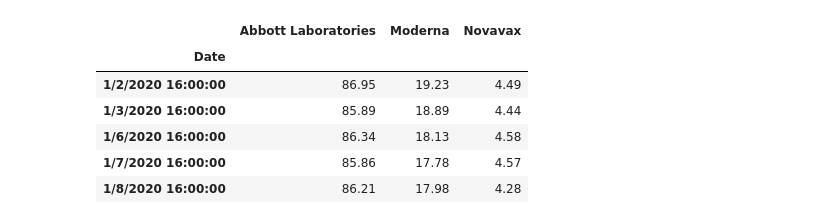
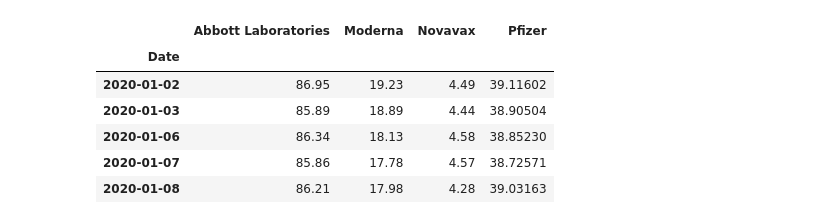
Before and after one commit to sabrinacodes/covid19casedata, a Jupyter notebook: Vaccines.ipynb, the cells around one changed output. Cells and saved outputs as stored; diff of their text form; code cells hidden in the pictures.

```diff
--- a/Vaccines.ipynb
+++ b/Vaccines.ipynb
@@ -50,4 +62,4 @@ mrna_data.hvplot()
 [interactive output not drawn]
 # %%
 #Reading Novavax Labs Stock File
-nvax_csv = Path("/Users/sabrinareed/Desktop/JupyterWorkspace/covid19casedata/nvax.csv")
+nvax_csv = Path("nvax.csv")
@@ -68,0 +66,11 @@ nvax_data.head()
+# %%
+#removing first header
+nvax_data = pd.read_csv(nvax_csv, header = 1)
+#removing timestamp from date column
+nvax_data['Date'] = nvax_data['Date'].str.split(' ',expand=True)[0]
+#Rename columns and set date as index
+nvax_data = nvax_data.rename(columns={"Close": "Novavax"}).set_index(pd.DatetimeIndex(nvax_data['Date']))
+#remove duplicate date column
+nvax_data.drop('Date', axis=1, inplace=True)
+#Display recults
+nvax_data.head()
@@ -72,2 +89,16 @@ nvax_data.hvplot()
 # %% [output]
 [interactive output not drawn]
+# %%
+#Reading Pfizer Stock File
+pfe_csv = Path("pfe.csv")
+# %%
+#removing first header
+pfe_data = pd.read_csv(pfe_csv, header = 1)
+#removing timestamp from date column
+pfe_data['Date'] = pfe_data['Date'].str.split(' ',expand=True)[0]
+#Rename columns and set date as index
+pfe_data = pfe_data.rename(columns={"Close": "Pfizer"}).set_index(pd.DatetimeIndex(pfe_data['Date']))
+#remove duplicate date column
+pfe_data.drop('Date', axis=1, inplace=True)
+#Display results
+pfe_data.head()
@@ -74,11 +119,12 @@ nvax_data.hvplot()
 # %%
-vax_data = pd.concat([abt_data , mrna_data, nvax_data], axis='columns', join='inner')
+#Concatenate data
+vax_data = pd.concat([abt_data , mrna_data, nvax_data, pfe_data], axis='columns', join='inner')
 vax_data.head()
 # %% [output]
-|  | Abbott Laboratories | Moderna | Novavax |
-| Date |  |  |  |
-| 1/2/2020 16:00:00 | 86.95 | 19.23 | 4.49 |
-| 1/3/2020 16:00:00 | 85.89 | 18.89 | 4.44 |
-| 1/6/2020 16:00:00 | 86.34 | 18.13 | 4.58 |
-| 1/7/2020 16:00:00 | 85.86 | 17.78 | 4.57 |
-| 1/8/2020 16:00:00 | 86.21 | 17.98 | 4.28 |
+|  | Abbott Laboratories | Moderna | Novavax | Pfizer |
+| Date |  |  |  |  |
+| 2020-01-02 | 86.95 | 19.23 | 4.49 | 39.11602 |
+| 2020-01-03 | 85.89 | 18.89 | 4.44 | 38.90504 |
+| 2020-01-06 | 86.34 | 18.13 | 4.58 | 38.85230 |
+| 2020-01-07 | 85.86 | 17.78 | 4.57 | 38.72571 |
+| 2020-01-08 | 86.21 | 17.98 | 4.28 | 39.03163 |
```
Also changed, not shown: parts of 18 cells of this notebook, 6 other files.
